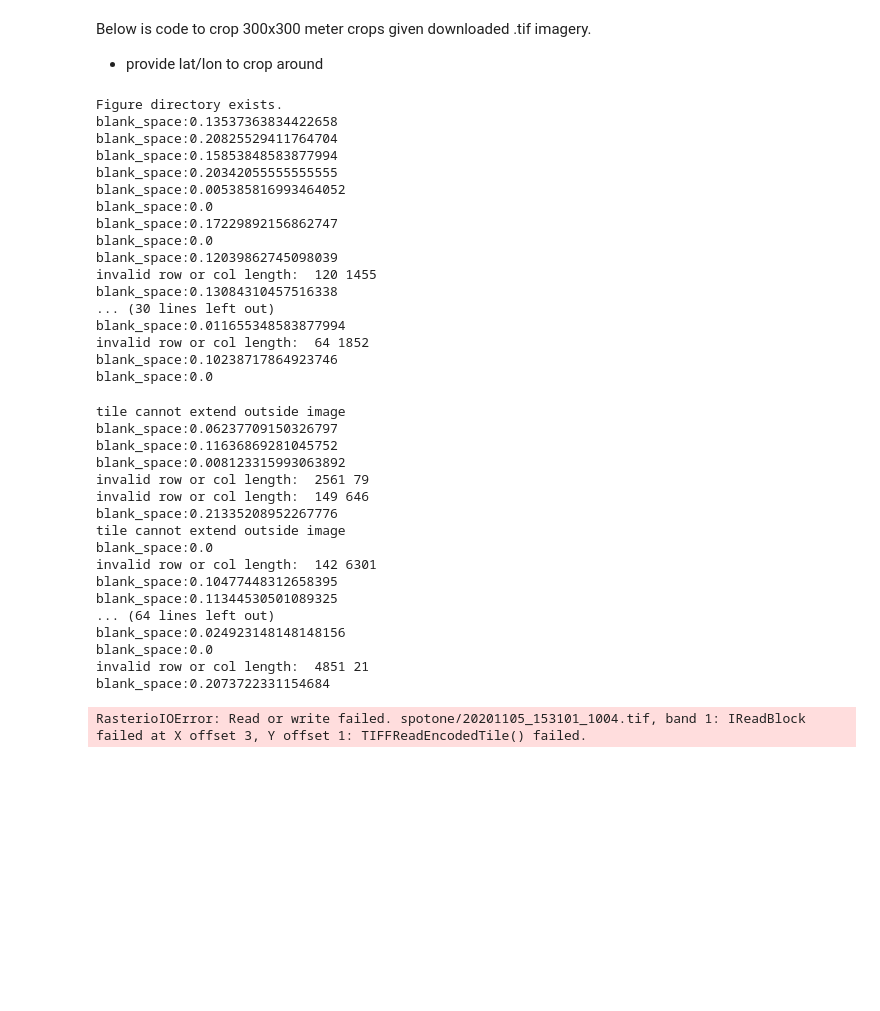
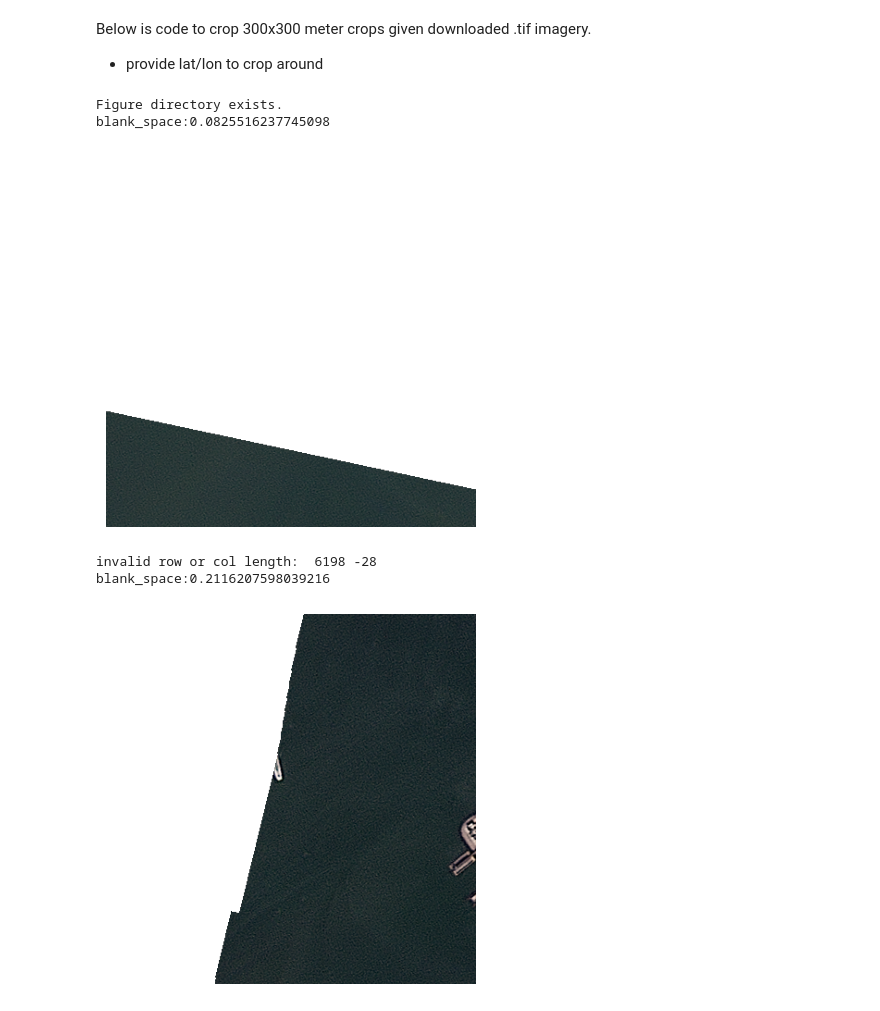
Before and after one commit to sscott108/Blooms, a Jupyter notebook: Planet_Image_Processing/planet_img_download_bulk_10_24.ipynb, the cells around one changed output. Saved outputs shown, nothing was run; the diff lists cells and outputs as text; code cells hidden in the pictures; blank space fills up the shorter version.

```diff
--- a/Planet_Image_Processing/planet_img_download_bulk_10_24.ipynb
+++ b/Planet_Image_Processing/planet_img_download_bulk_10_24.ipynb
@@ -37,5 +41,5 @@ session.auth = (API_KEY, "")
 # %%
-with open('../Downloads/map.geojson', 'r') as file:
+with open('/Users/sarah/Downloads/map.geojson', 'r') as file:
     data = json.load(file)
 # %% [markdown]
 # PLANET FILTERS
@@ -79,7 +83,7 @@ date_range_filter = {
   "field_name": "acquired",
   "config": {
     "gte": "2024-03-17T00:00:00.000Z",
-    "lte": "2024-09-30T00:00:00.000Z"
+    "lte": "2024-03-25T00:00:00.000Z"
   }
 }
 
@@ -277,7 +259,7 @@ len(os.listdir('spotone'))
 # %% [markdown]
 <b> Enter name of download directory on line 1 </b>
 # %%
-image_path = 'spotone'
+image_path = 'tst'
 
 image_download(image_path, download_links)
 # %% [output]
@@ -304,8 +278,8 @@ Below is code to crop 300x300 meter crops given downloaded .tif imagery.
 # %%
 from rasterio.windows import Window
 from PIL import Image
-lat, lon = 36.237286, -76.697184
-x,y = 150,150
+lat, lon = 36.985642, -76.311175
+x,y = 200,200
 
 cropped_img_folder_name = 'crops'
 if not (os.path.isdir(image_path+'/'+cropped_img_folder_name)):
@@ -325,67 +299,38 @@ for fi in sorted(os.listdir(image_path)):
 #             plt.imshow(img_arr)
 #             plt.show()
 
             transformer = Transformer.from_crs("EPSG:4326", rds.crs, always_xy=True)
             xx, yy = transformer.transform(lon, lat)
             row, col = rds.index(xx, yy)
             if row > x and col > y:
                 try:
                     window = Window.from_slices(rows = (row-x, row+x), cols =(col-y, col+y))
                     data = rds.read(window=window)
                     data = np.moveaxis(data, 0, 2)
                     img_arr = np.array(data)
                     black_space = np.mean(img_arr[:,:,:]/255)
 
                     if black_space < 0.25 or black_space >= 0.9:
                         print(f'blank_space:{black_space}')
-#                         plt.imshow(data)
-#                         plt.axis('off')
-#                         plt.show()
+                        plt.imshow(data)
+                        plt.axis('off')
+                        plt.show()
                     else:
                         im = Image.fromarray(data)
                         im.save(image_path+'/'+cropped_img_folder_name+'/'+str(fi))
 
                 except Exception as e:
                     print(e)
                     pass
             else: pass
 
             if row < x or col <y:
                 print('invalid row or col length: ',row, col)
                 pass
 # %% [output]
 Figure directory exists.
-blank_space:0.13537363834422658
-blank_space:0.20825529411764704
-blank_space:0.15853848583877994
-blank_space:0.20342055555555555
-blank_space:0.005385816993464052
-blank_space:0.0
-blank_space:0.17229892156862747
-blank_space:0.0
-blank_space:0.12039862745098039
-invalid row or col length:  120 1455
-blank_space:0.13084310457516338
-... (30 lines left out)
-blank_space:0.011655348583877994
-invalid row or col length:  64 1852
-blank_space:0.10238717864923746
-blank_space:0.0
+blank_space:0.0825516237745098
+[figure, added]
-tile cannot extend outside image
-blank_space:0.06237709150326797
-blank_space:0.11636869281045752
-blank_space:0.008123315993063892
-invalid row or col length:  2561 79
-invalid row or col length:  149 646
-blank_space:0.21335208952267776
-tile cannot extend outside image
-blank_space:0.0
-invalid row or col length:  142 6301
-blank_space:0.10477448312658395
-blank_space:0.11344530501089325
-... (64 lines left out)
-blank_space:0.024923148148148156
-blank_space:0.0
-invalid row or col length:  4851 21
-blank_space:0.2073722331154684
+invalid row or col length:  6198 -28
+blank_space:0.2116207598039216
-RasterioIOError: Read or write failed. spotone/20201105_153101_1004.tif, band 1: IReadBlock failed at X offset 3, Y offset 1: TIFFReadEncodedTile() failed.
+[figure, added]
```
Also changed, not shown: parts of 6 cells of this notebook, 6 other files.
